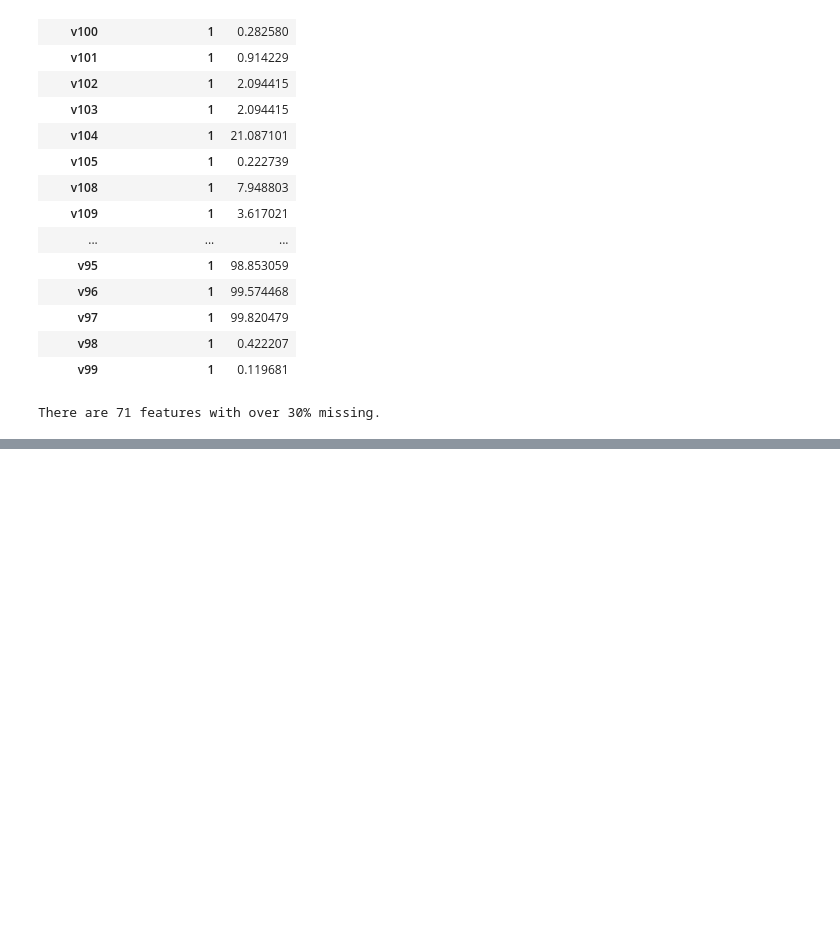
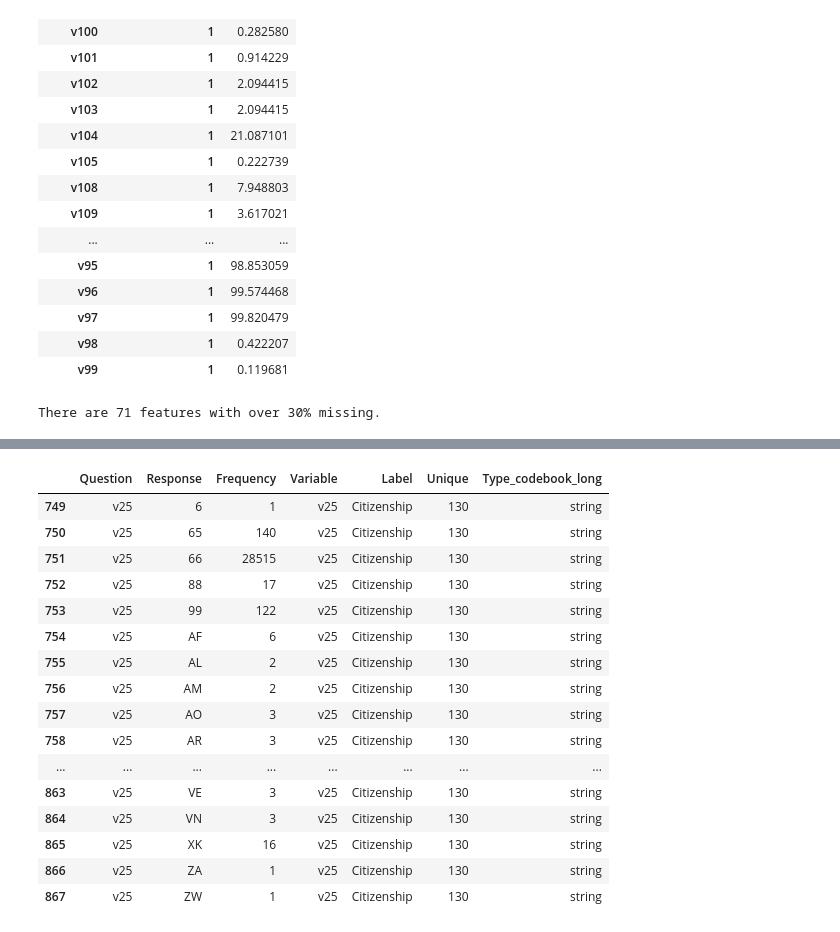
Before and after one commit to sabrina-tan/stat441-W20-project, a Jupyter notebook: 02-exploratory/EDA-Dylan.ipynb, the cells around one changed output, grey strips where cells are left out. Saved outputs shown, nothing was run; the diff lists cells and outputs as text; code cells hidden in the pictures; blank space fills up the shorter version.

```diff
--- a/02-exploratory/EDA-Dylan.ipynb
+++ b/02-exploratory/EDA-Dylan.ipynb
@@ -251,0 +370,21 @@ train_v2
+# %%
+# concerning resposnes: 6, 65, 66, 88, 99
+frequency_train_v2[frequency_train_v2["Question"]=="v25"]
+# %% [output]
+|  | Question | Response | Frequency | Variable | Label | Unique | Type_codebook_long |
+| 749 | v25 | 6 | 1 | v25 | Citizenship | 130 | string |
+| 750 | v25 | 65 | 140 | v25 | Citizenship | 130 | string |
+| 751 | v25 | 66 | 28515 | v25 | Citizenship | 130 | string |
+| 752 | v25 | 88 | 17 | v25 | Citizenship | 130 | string |
+| 753 | v25 | 99 | 122 | v25 | Citizenship | 130 | string |
+| 754 | v25 | AF | 6 | v25 | Citizenship | 130 | string |
+| 755 | v25 | AL | 2 | v25 | Citizenship | 130 | string |
+| 756 | v25 | AM | 2 | v25 | Citizenship | 130 | string |
+| 757 | v25 | AO | 3 | v25 | Citizenship | 130 | string |
+| 758 | v25 | AR | 3 | v25 | Citizenship | 130 | string |
+| ... | ... | ... | ... | ... | ... | ... | ... |
+| 863 | v25 | VE | 3 | v25 | Citizenship | 130 | string |
+| 864 | v25 | VN | 3 | v25 | Citizenship | 130 | string |
+| 865 | v25 | XK | 16 | v25 | Citizenship | 130 | string |
+| 866 | v25 | ZA | 1 | v25 | Citizenship | 130 | string |
+| 867 | v25 | ZW | 1 | v25 | Citizenship | 130 | string |
```
Also changed, not shown: parts of 25 cells of this notebook.
